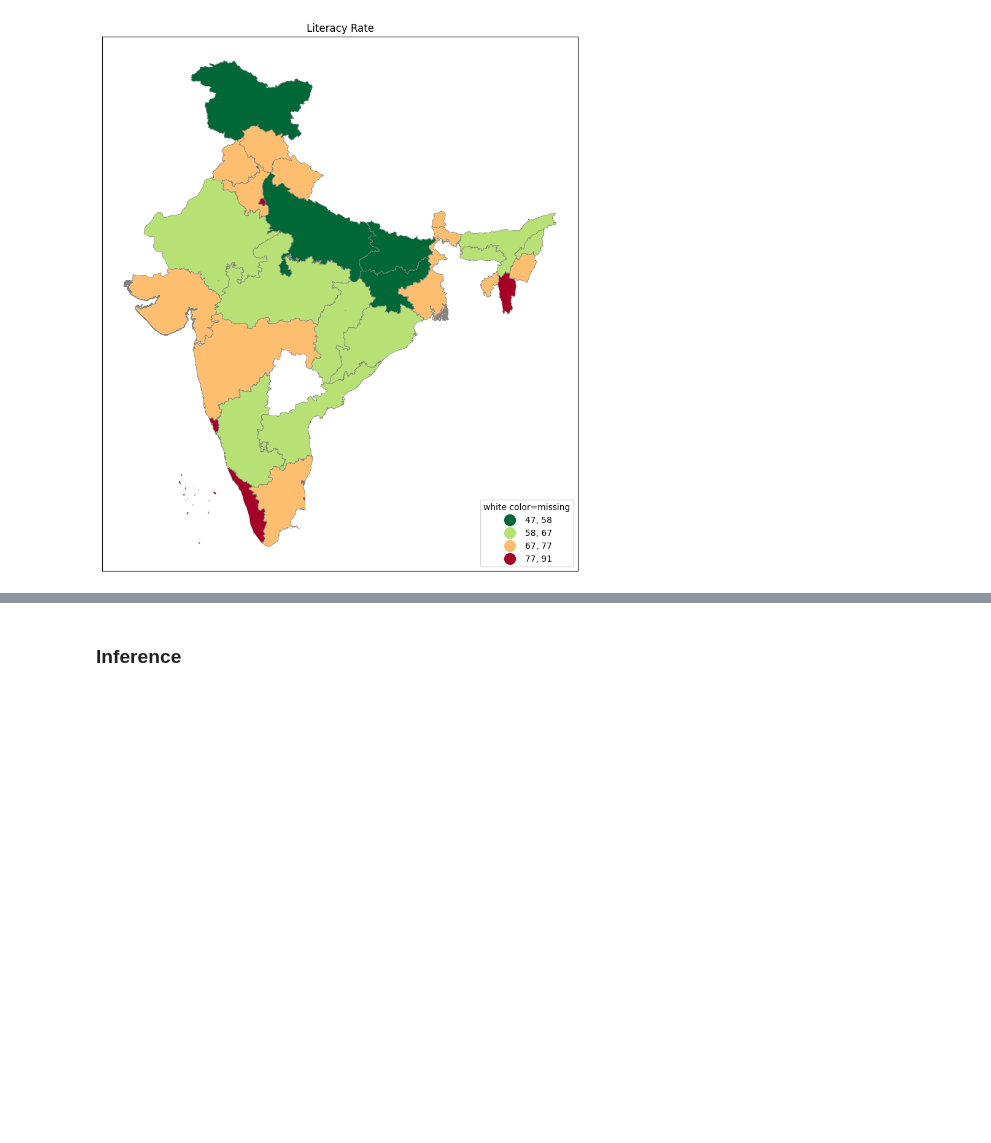
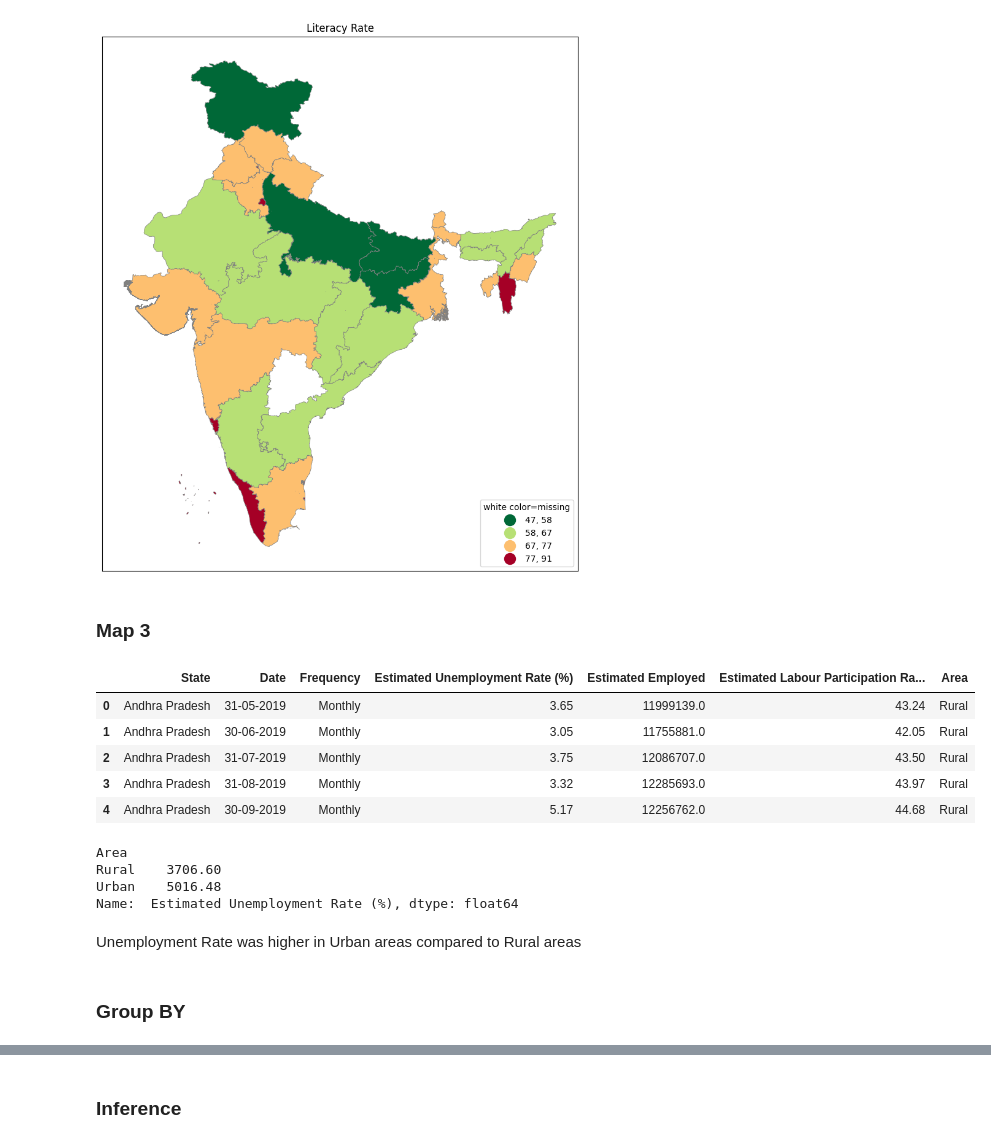
Before and after one commit to hetpatel007/GIS-1, a Jupyter notebook: ps_1.ipynb, the cells around one changed output, grey strips where cells are left out. Saved outputs shown, nothing was run; the diff lists cells and outputs as text; code cells hidden in the pictures; blank space fills up the shorter version.

```diff
--- a/ps_1.ipynb
+++ b/ps_1.ipynb
@@ -235,3 +227,33 @@ ax.set_yticks([]) #kills xticks
 []
 []
 [figure]
+# %% [markdown]
+### Map 3
+# %%
+df_unemp.head()
+# %% [output]
+|  | State | Date | Frequency | Estimated Unemployment Rate (%) | Estimated Employed | Estimated Labour Participation Ra... | Area |
+| 0 | Andhra Pradesh | 31-05-2019 | Monthly | 3.65 | 11999139.0 | 43.24 | Rural |
+| 1 | Andhra Pradesh | 30-06-2019 | Monthly | 3.05 | 11755881.0 | 42.05 | Rural |
+| 2 | Andhra Pradesh | 31-07-2019 | Monthly | 3.75 | 12086707.0 | 43.50 | Rural |
+| 3 | Andhra Pradesh | 31-08-2019 | Monthly | 3.32 | 12285693.0 | 43.97 | Rural |
+| 4 | Andhra Pradesh | 30-09-2019 | Monthly | 5.17 | 12256762.0 | 44.68 | Rural |
+# %%
+import pandas as pd
+# Group by the 'column_name' column
+grouped_df = df_unemp.groupby('Area')
+
+# Perform aggregation on the grouped data, for example, sum of 'value' for each group
+sum_by_group = grouped_df[' Estimated Unemployment Rate (%)'].sum()
+
+# Display the result
+print(sum_by_group)
+# %% [output]
+Area
+Rural    3706.60
+Urban    5016.48
+Name:  Estimated Unemployment Rate (%), dtype: float64
+# %% [markdown]
+Unemployment Rate was higher in Urban areas compared to Rural areas
+# %% [markdown]
+### Group BY
```
Also changed, not shown: parts of 16 cells of this notebook.
